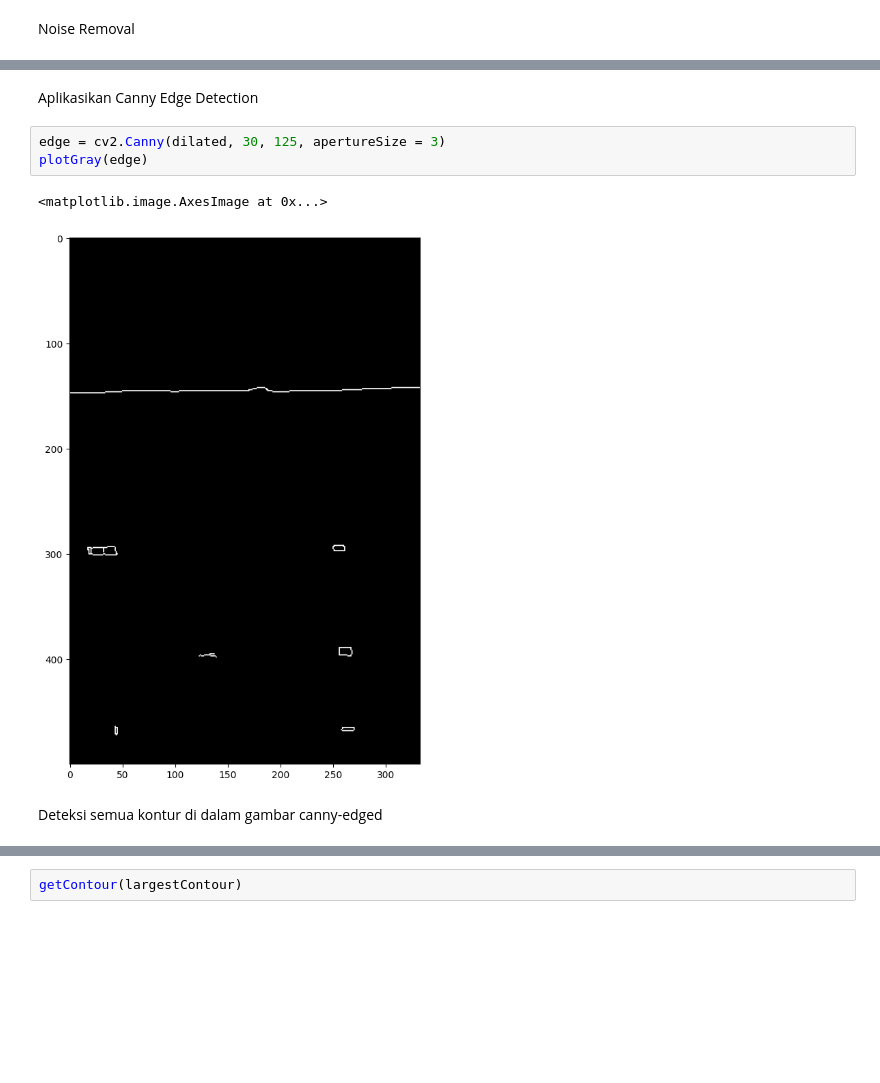
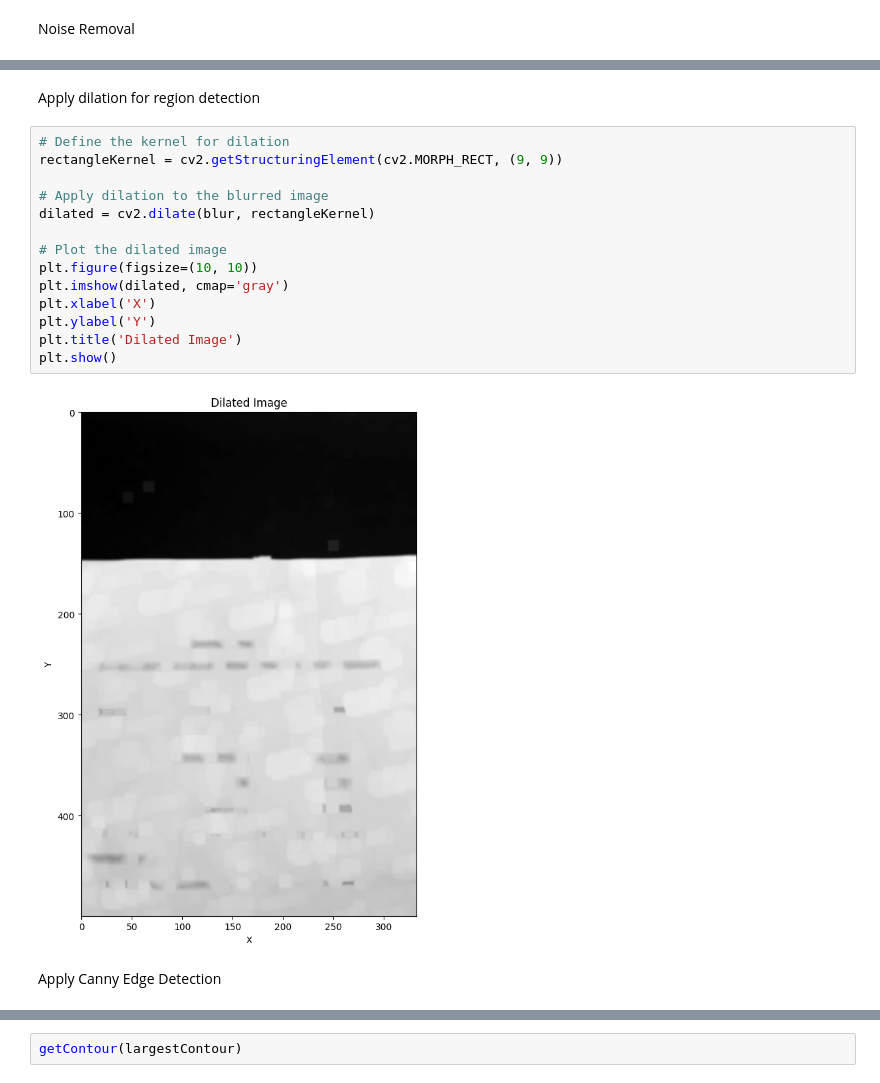
Before and after one commit to ndeeen/Capstone-Moger, a Jupyter notebook: ML-Path/finalModel.ipynb, the cells around one changed output, grey strips where cells are left out. Cells and saved outputs as stored; diff of their text form; blank space fills up the shorter version.

```diff
--- a/ML-Path/finalModel.ipynb
+++ b/ML-Path/finalModel.ipynb
@@ -145,10 +145,20 @@ plotGray(dilated)
+# %% [markdown]
+Apply dilation for region detection
+# %%
+# Define the kernel for dilation
+rectangleKernel = cv2.getStructuringElement(cv2.MORPH_RECT, (9, 9))
+
+# Apply dilation to the blurred image
+dilated = cv2.dilate(blur, rectangleKernel)
+
+# Plot the dilated image
+plt.figure(figsize=(10, 10))
+plt.imshow(dilated, cmap='gray')
+plt.xlabel('X')
+plt.ylabel('Y')
+plt.title('Dilated Image')
+plt.show()
+# %% [output]
+[figure, added]
 # %% [markdown]
-Aplikasikan Canny Edge Detection
+Apply Canny Edge Detection
-# %%
-edge = cv2.Canny(dilated, 30, 125, apertureSize = 3)
-plotGray(edge)
-# %% [output]
-<matplotlib.image.AxesImage at 0x...>
-[figure, removed]
-# %% [markdown]
-Deteksi semua kontur di dalam gambar canny-edged
```
Also changed, not shown: parts of 31 cells of this notebook.
